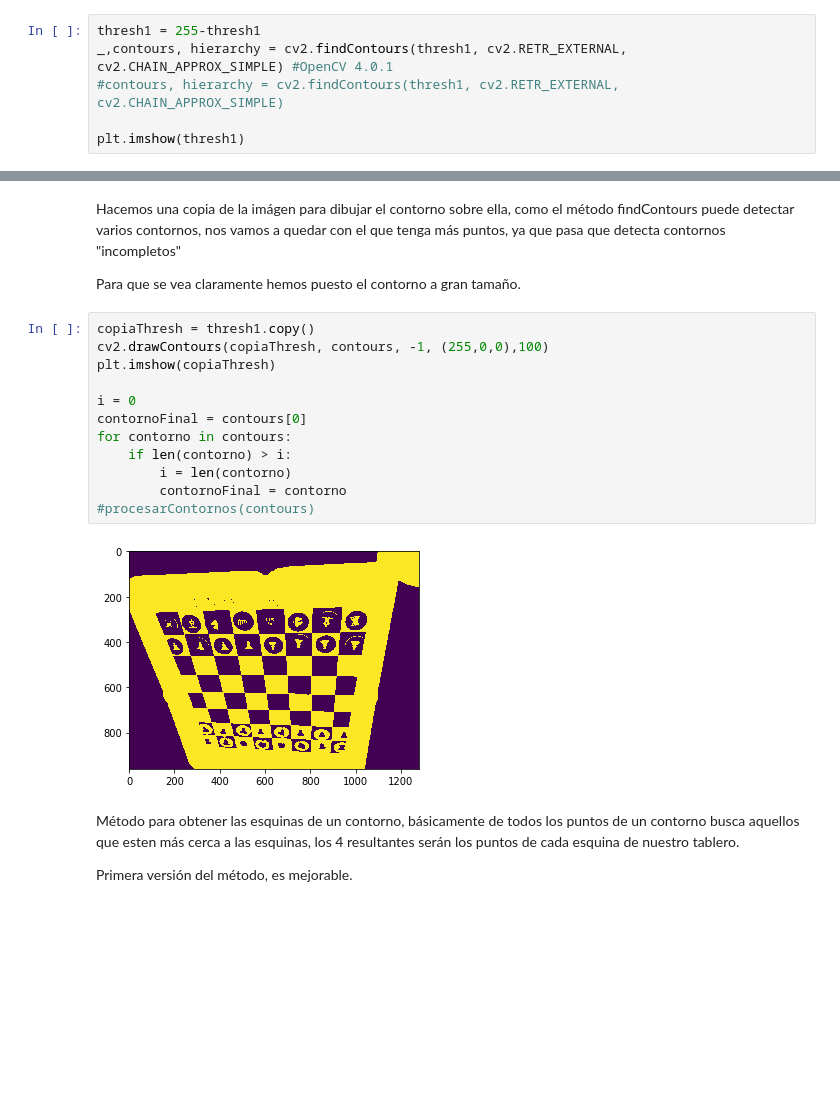
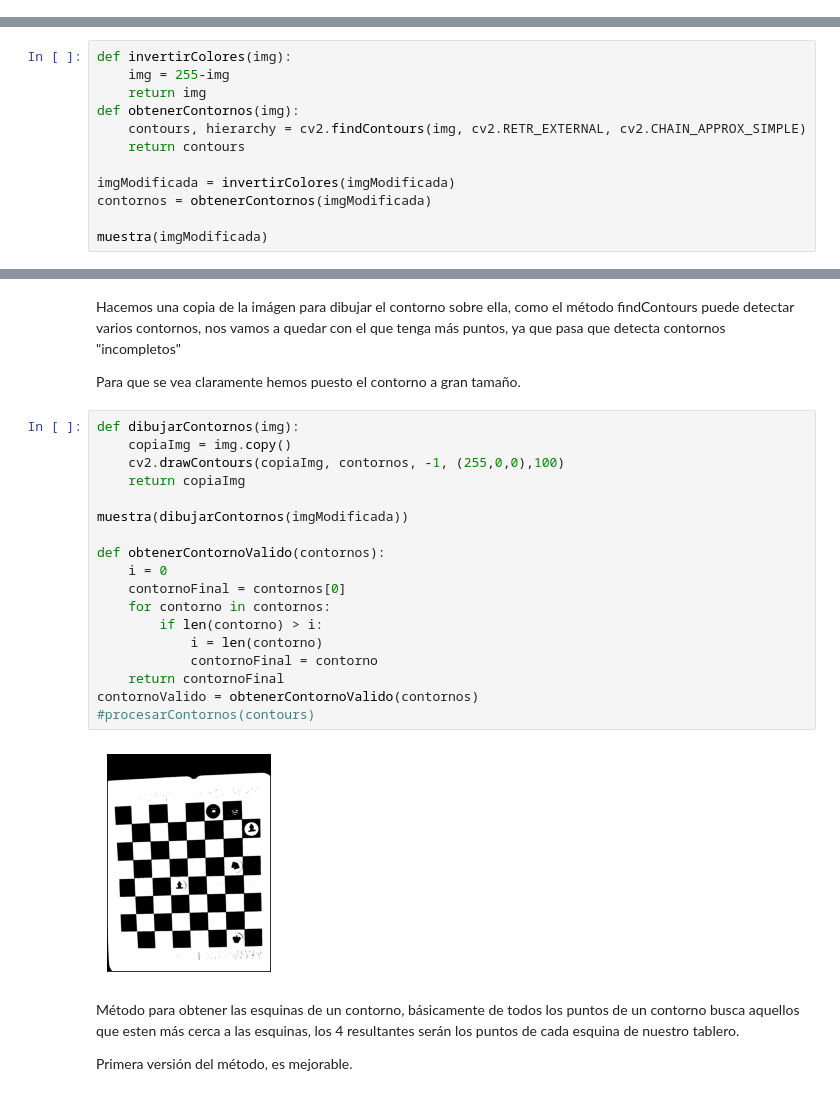
Before and after one commit to JGarruchoF/PID_Identificacion_de_fichas_tablero_ajedrez, a Jupyter notebook: AjedrezRecon.ipynb, the cells around one changed output, grey strips where cells are left out. Saved outputs shown, nothing was run; the diff lists cells and outputs as text; blank space fills up the shorter version.

```diff
--- a/AjedrezRecon.ipynb
+++ b/AjedrezRecon.ipynb
@@ -72,8 +78,2 @@ plt.imshow(thresh1)
 # %% [markdown]
 A continuación, invertiremos los colores de la imágen para que la función findContours de OpenCV detecte el borde del tablero y no el borde de la imagen, ya que findCountours solo tiene en cuenta los pixeles con valor 1, si no invertimos los colores, el contorno que encontraria primero seria el del marco de la imágen.
-# %%
-thresh1 = 255-thresh1
-_,contours, hierarchy = cv2.findContours(thresh1, cv2.RETR_EXTERNAL, cv2.CHAIN_APPROX_SIMPLE) #OpenCV 4.0.1
-#contours, hierarchy = cv2.findContours(thresh1, cv2.RETR_EXTERNAL, cv2.CHAIN_APPROX_SIMPLE)
-
-plt.imshow(thresh1)
@@ -86,0 +80,12 @@ contours[0].shape
+# %%
+def invertirColores(img):
+    img = 255-img
+    return img
+def obtenerContornos(img):
+    contours, hierarchy = cv2.findContours(img, cv2.RETR_EXTERNAL, cv2.CHAIN_APPROX_SIMPLE)
+    return contours
+
+imgModificada = invertirColores(imgModificada)
+contornos = obtenerContornos(imgModificada)
+
+muestra(imgModificada)
@@ -89,19 +96,25 @@ Hacemos una copia de la imágen para dibujar el contorno sobre ella, como el mé
 
 Para que se vea claramente hemos puesto el contorno a gran tamaño.
 # %%
-copiaThresh = thresh1.copy()
-cv2.drawContours(copiaThresh, contours, -1, (255,0,0),100)
-plt.imshow(copiaThresh)
+def dibujarContornos(img):
+    copiaImg = img.copy()
+    cv2.drawContours(copiaImg, contornos, -1, (255,0,0),100)
+    return copiaImg
 
-i = 0
-contornoFinal = contours[0]
-for contorno in contours:
-    if len(contorno) > i:
-        i = len(contorno)
-        contornoFinal = contorno
+muestra(dibujarContornos(imgModificada))
+
+def obtenerContornoValido(contornos):
+    i = 0
+    contornoFinal = contornos[0]
+    for contorno in contornos:
+        if len(contorno) > i:
+            i = len(contorno)
+            contornoFinal = contorno
+    return contornoFinal
+contornoValido = obtenerContornoValido(contornos)
 #procesarContornos(contours)
 # %% [output]
-[figure, old version]
+[figure, new version]
 # %% [markdown]
 Método para obtener las esquinas de un contorno, básicamente de todos los puntos de un contorno busca aquellos que esten más cerca a las esquinas, los 4 resultantes serán los puntos de cada esquina de nuestro tablero.
 
```
Also changed, not shown: parts of 24 cells of this notebook.
